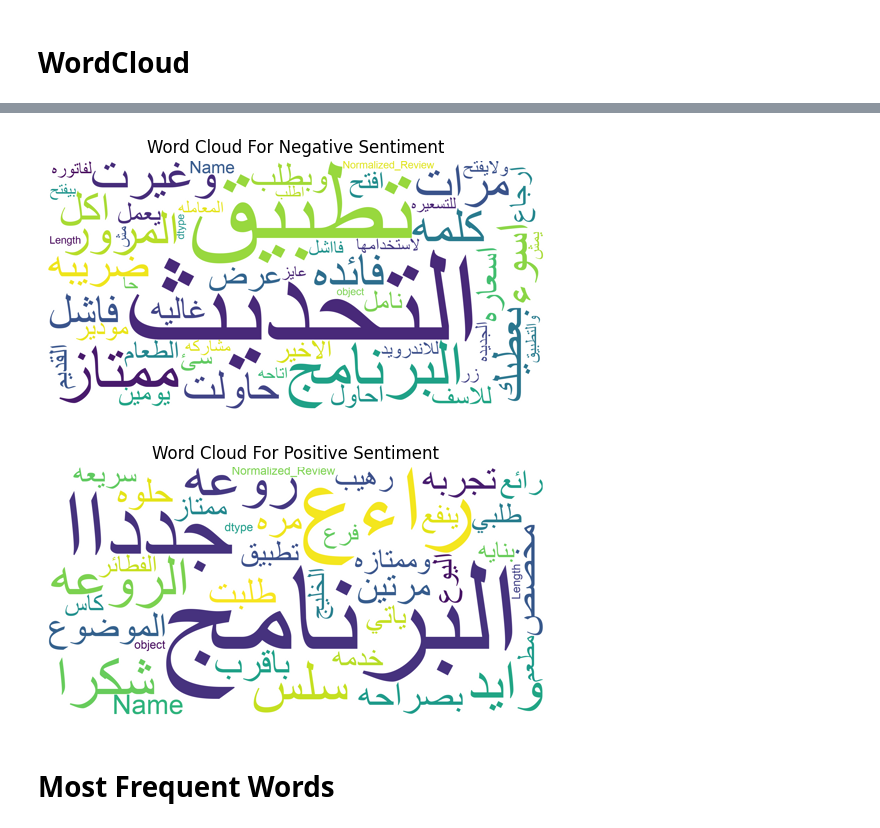
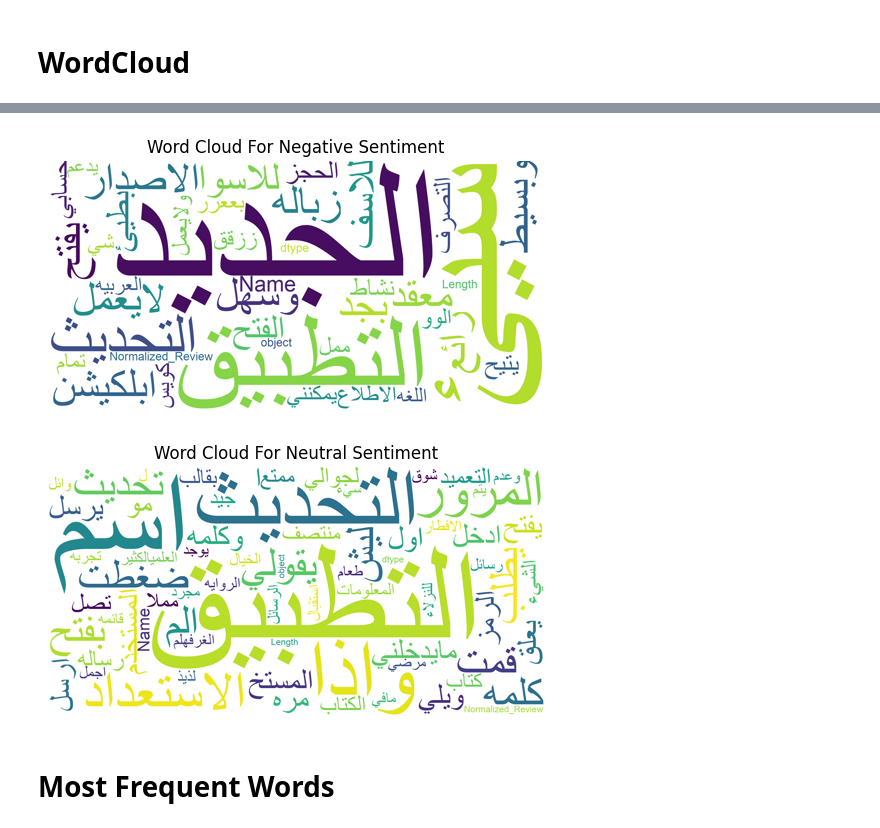
Before and after one commit to Osamah-Anmar-Sami/Sentiment-Analysis, a Jupyter notebook: Arabic Sentiment Analysis/Arabic Sentiment Analysis.ipynb, the cells around one changed output, grey strips where cells are left out. Cells and saved outputs as stored; diff of their text form; code cells hidden in the pictures.

```diff
--- a/Arabic Sentiment Analysis/Arabic Sentiment Analysis.ipynb
+++ b/Arabic Sentiment Analysis/Arabic Sentiment Analysis.ipynb
@@ -70,11 +72,10 @@ warnings.filterwarnings(action='ignore')
 # %% [markdown]
 # Read Data
 # %%
-Corpus = pd.read_excel('original_dataset.xlsx')
+Corpus = pd.read_csv('original_dataset.csv')
 Corpus.rename(columns={'rating': 'Sentiment', 'review_description': 'Review'}, inplace=True)
 Corpus['Review'] = Corpus['Review'].astype(str)
-Corpus.drop(columns=['Unnamed: 0', 'company'], axis=1, inplace=True)
-Corpus = Corpus.sample(frac = 1)
+Corpus.drop(columns=['Unnamed: 0', 'Unnamed: 4', 'company'], axis=1, inplace=True)
 Corpus.tail(10)
 # %% [output]
 |  | Review | Sentiment |
@@ -181,11 +195,11 @@ len(UniqueWords)
 # %%
 wordcloud(data=Corpus, target='Negative', width=2000, hieght=1000, text='Normalized_Review')
 # %% [output]
-[figure, old version]
+[figure, new version]
 # %%
-wordcloud(data=Corpus, target='Positive', width=2000, hieght=1000, text='Normalized_Review')
+wordcloud(data=Corpus, target='Neutral', width=2000, hieght=1000, text='Normalized_Review')
 # %% [output]
-[figure, old version]
+[figure, new version]
 # %% [markdown]
 # Most Frequent Words
 # %%
```
Also changed, not shown: parts of 32 cells of this notebook.
